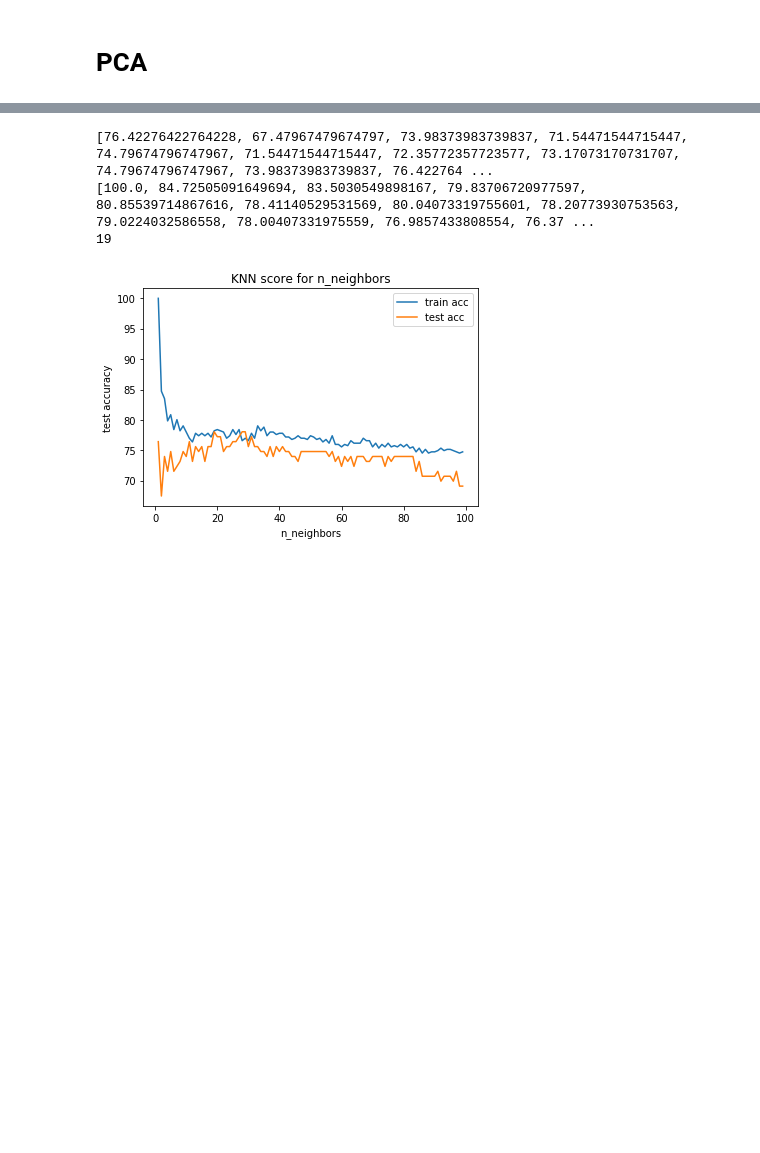
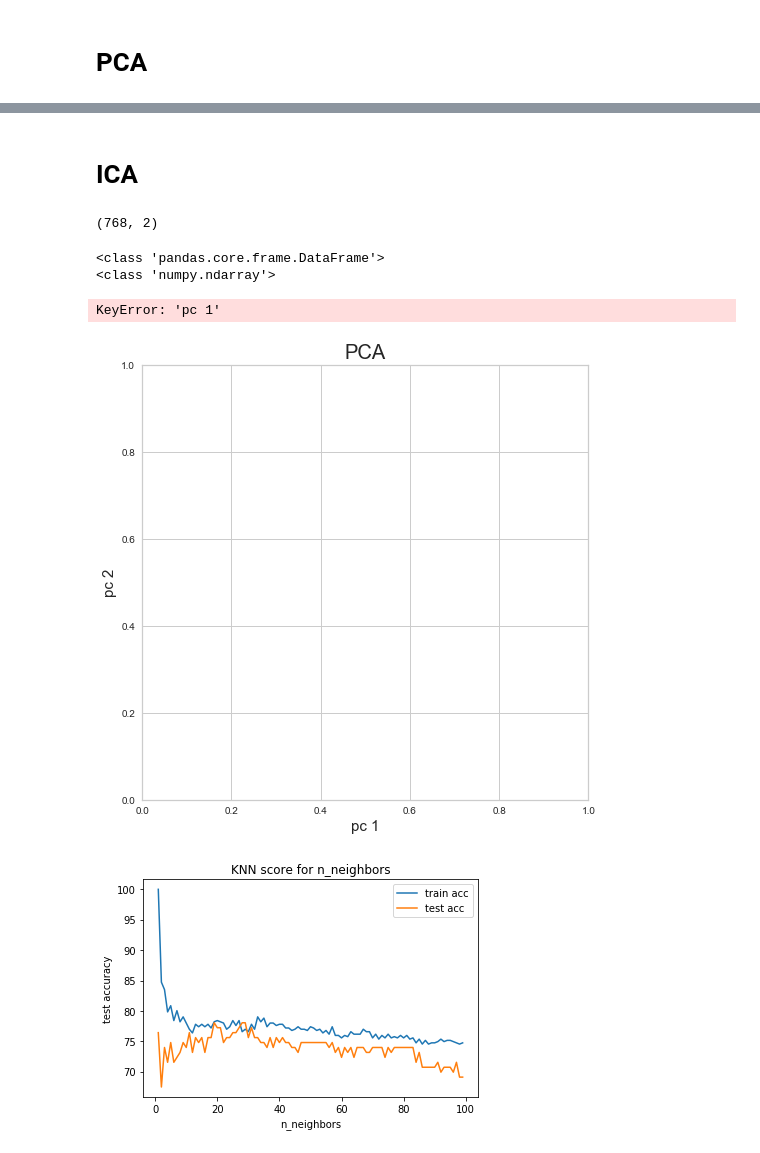
Before and after one commit to jfuerst92/Linothorax, a Jupyter notebook: diabetes.ipynb, the cells around one changed output, grey strips where cells are left out. Drawn from its saved outputs; the diff is of its cells as text; code cells hidden in the pictures; blank space fills up the shorter version.

```diff
--- a/diabetes.ipynb
+++ b/diabetes.ipynb
@@ -423,21 +436,44 @@ print(pca.singular_values_)
-# %%
-params = {
-    'n_neighbors': 1
-}
-n_range = np.arange(1, 100, 1)
-
-test_accs, train_accs, best_metric = test_hyperparams(KNeighborsClassifier,
-                                                      n_range,
-                                                      params,
-                                                      'n_neighbors'
-                                                     )
-print(test_accs)
-print(train_accs)
-print(best_metric)
-# %% [output]
-[76.42276422764228, 67.47967479674797, 73.98373983739837, 71.54471544715447, 74.79674796747967, 71.54471544715447, 72.35772357723577, 73.17073170731707, 74.79674796747967, 73.98373983739837, 76.422764 ...
-[100.0, 84.72505091649694, 83.5030549898167, 79.83706720977597, 80.85539714867616, 78.41140529531569, 80.04073319755601, 78.20773930753563, 79.0224032586558, 78.00407331975559, 76.9857433808554, 76.37 ...
-19
+# %% [markdown]
+# ICA
+# %%
+from sklearn.decomposition import FastICA
+n_comps = 2
+columns_na = []
+for i in range(1, n_comps + 1):
+    columns.append("pc " + i)
+transformer = FastICA(n_components=2, random_state=0)
+X_transformed = transformer.fit_transform(X)
+X_transformed.shape
+# %% [output]
+(768, 2)
+# %%
+pdf = pd.DataFrame(data = X_transformed, columns = columns)
+print(type(pdf))
+print(type(y_train))
+pdy = pd.DataFrame(data=y_train, columns=["labels"])
+finalDf = pd.concat([pdf, pdy], axis = 1) #NM
+# %% [output]
+<class 'pandas.core.frame.DataFrame'>
+<class 'numpy.ndarray'>
+# %%
+fig = plt.figure(figsize = (8,8))
+ax = fig.add_subplot(1,1,1)
+ax.set_xlabel('pc 1', fontsize = 15)
+ax.set_ylabel('pc 2', fontsize = 15)
+ax.set_title('PCA', fontsize = 20)
+targets = [0, 1]
+colors = ['r', 'g']
+for target, color in zip(targets,colors):
+    points_in_label = finalDf['labels'] == target
+    ax.scatter(finalDf.loc[points_in_label, 'pc 1']
+               , finalDf.loc[points_in_label, 'pc 2']
+               , c = color
+               , s = 50)
+ax.legend(targets)
+ax.grid()
+# %% [output]
+KeyError: 'pc 1'
+[figure, added]
 # %%
 n_range = np.arange(1, 100, 1)
 plot_hyperparam_test(test_accs, train_accs, n_range,  "MNIST", "KNN", "n_neighbors")
```
Also changed, not shown: parts of 8 cells of this notebook.
